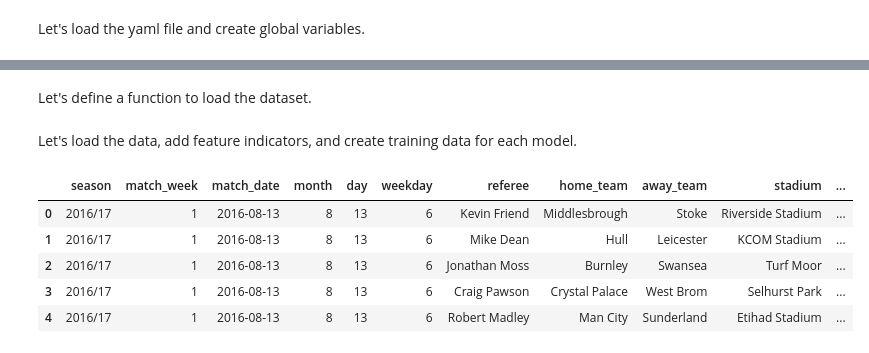
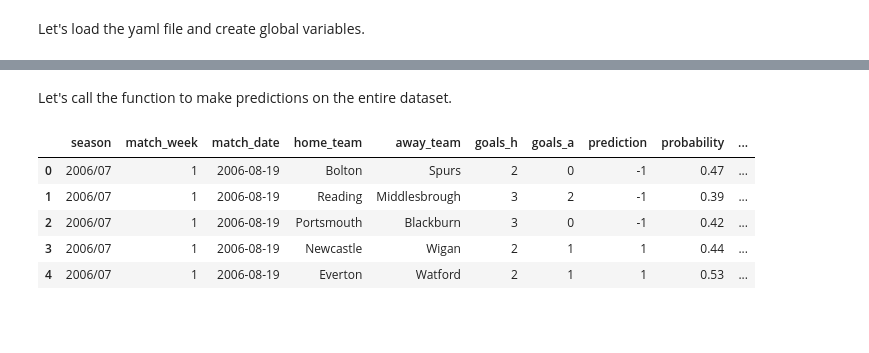
Before and after one commit to Theynalzada/epl_engine, a Jupyter notebook: Notebooks/Engine Evaluation.ipynb, the cells around one changed output, grey strips where cells are left out. Saved outputs shown, nothing was run; the diff lists cells and outputs as text; code cells hidden in the pictures; blank space fills up the shorter version.

Commit message:
Retraining Models

```diff
--- a/Notebooks/Engine Evaluation.ipynb
+++ b/Notebooks/Engine Evaluation.ipynb
@@ -202,0 +36,18 @@ with open(file = SHADOW_WIN_MODEL_PATH, mode = 'rb') as pickled_model:
+# %%
+# Calling the function to load the dataset
+df = load_data()
+
+# Loading the test set
+current_season_df = pd.read_parquet(path = f"../Data/Converted data/{CURRENT_SEASON}_season.parquet.brotli", engine = "fastparquet")
+
+# Casting the data type of match date variable from object to datetime
+current_season_df.match_date = pd.to_datetime(arg = current_season_df.match_date, yearfirst = True)
+
+# Sorting the matches in ascending order
+current_season_df = current_season_df.sort_values(by = "match_date").reset_index(drop = True)
+
+# Concatenating the data frames
+df = pd.concat(objs = [df, current_season_df], ignore_index = True)
+
+# Displaying the first five records
+df.head()
@@ -203,2 +61,2 @@ with open(file = SHADOW_WIN_MODEL_PATH, mode = 'rb') as pickled_model:
 # %% [markdown]
-Let's define a function to load the dataset.
+Let's call the function to make predictions on the entire dataset.
@@ -244,15 +63,13 @@ def load_data(target_path = None, non_na_ratio = 0.6):
-# %% [markdown]
-Let's load the data, add feature indicators, and create training data for each model.
 # %%
-# Calling the function to load the dataset
-df = load_data(target_path = TARGET_PATH)
+# Calling the function to  make predictions on the entire dataset
+results_df = evaluate_engine_performance(input_df = df)
 
 # Displaying the first five records
-df.head()
+results_df.head()
 # %% [output]
-|  | season | match_week | match_date | month | day | weekday | referee | home_team | away_team | stadium | ... |
-| 0 | 2016/17 | 1 | 2016-08-13 | 8 | 13 | 6 | Kevin Friend | Middlesbrough | Stoke | Riverside Stadium | ... |
-| 1 | 2016/17 | 1 | 2016-08-13 | 8 | 13 | 6 | Mike Dean | Hull | Leicester | KCOM Stadium | ... |
-| 2 | 2016/17 | 1 | 2016-08-13 | 8 | 13 | 6 | Jonathan Moss | Burnley | Swansea | Turf Moor | ... |
-| 3 | 2016/17 | 1 | 2016-08-13 | 8 | 13 | 6 | Craig Pawson | Crystal Palace | West Brom | Selhurst Park | ... |
-| 4 | 2016/17 | 1 | 2016-08-13 | 8 | 13 | 6 | Robert Madley | Man City | Sunderland | Etihad Stadium | ... |
+|  | season | match_week | match_date | home_team | away_team | goals_h | goals_a | prediction | probability | ... |
+| 0 | 2006/07 | 1 | 2006-08-19 | Bolton | Spurs | 2 | 0 | -1 | 0.47 | ... |
+| 1 | 2006/07 | 1 | 2006-08-19 | Reading | Middlesbrough | 3 | 2 | -1 | 0.39 | ... |
+| 2 | 2006/07 | 1 | 2006-08-19 | Portsmouth | Blackburn | 3 | 0 | -1 | 0.42 | ... |
+| 3 | 2006/07 | 1 | 2006-08-19 | Newcastle | Wigan | 2 | 1 | 1 | 0.44 | ... |
+| 4 | 2006/07 | 1 | 2006-08-19 | Everton | Watford | 2 | 1 | 1 | 0.53 | ... |
```
Also changed, not shown: parts of 28 cells of this notebook, 17 other files.
